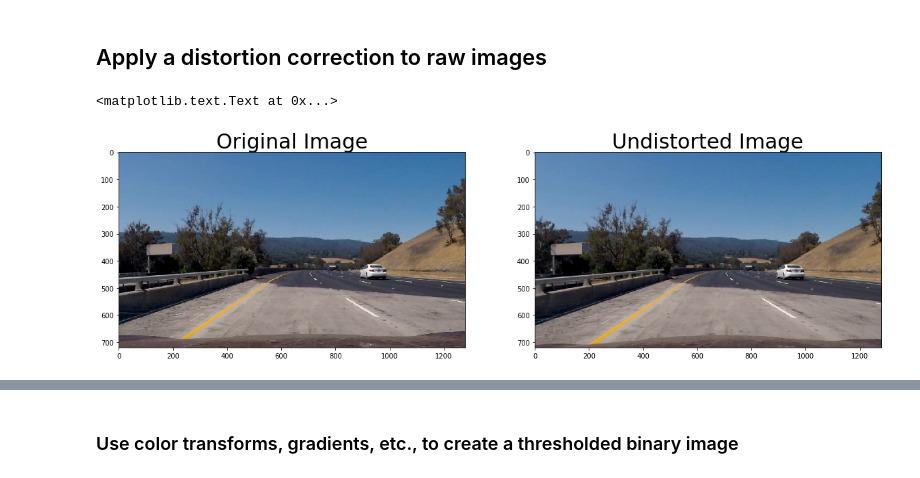
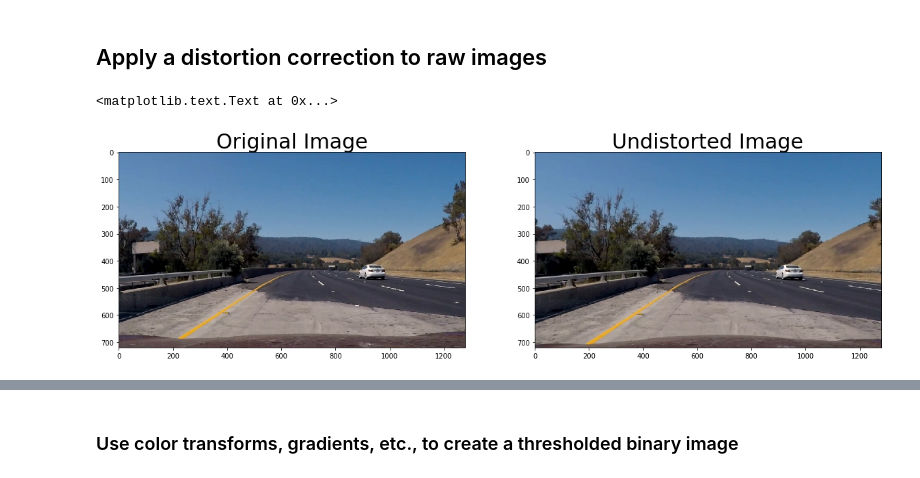
Before and after one commit to husams/CarND-Advanced-Lane-Lines, a Jupyter notebook: project.ipynb, the cells around one changed output, grey strips where cells are left out. Drawn from its saved outputs; the diff is of its cells as text; code cells hidden in the pictures.

```diff
--- a/project.ipynb
+++ b/project.ipynb
@@ -84,14 +84,14 @@ ax2.set_title('Undistorted Image', fontsize=30)
 # %% [markdown]
 ## Apply a distortion correction to raw images
 # %%
-image = im.imread("./frame_608.jpg")
+image = im.imread("./frame_614.jpg")
 und_image =  cv2.undistort(image, mtx, dist, None, mtx)
 
 f, (ax1, ax2) = plt.subplots(1, 2, figsize=(20,10))
 ax1.imshow(image)
 ax1.set_title('Original Image', fontsize=30)
 ax2.imshow(und_image)
 ax2.set_title('Undistorted Image', fontsize=30)
 # %% [output]
 <matplotlib.text.Text at 0x...>
-[figure, old version]
+[figure, new version]
```
Also changed, not shown: parts of 16 cells of this notebook, 4 other files.
